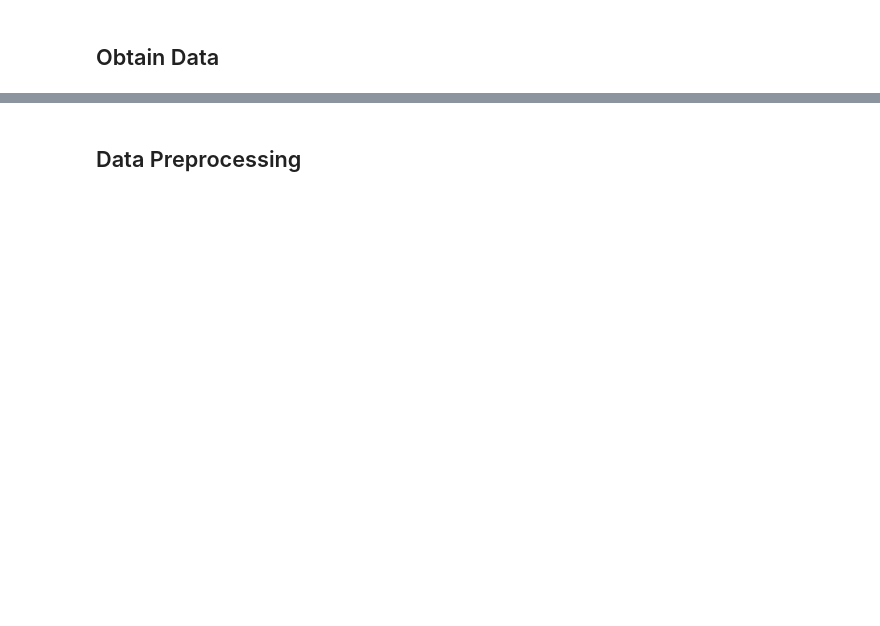
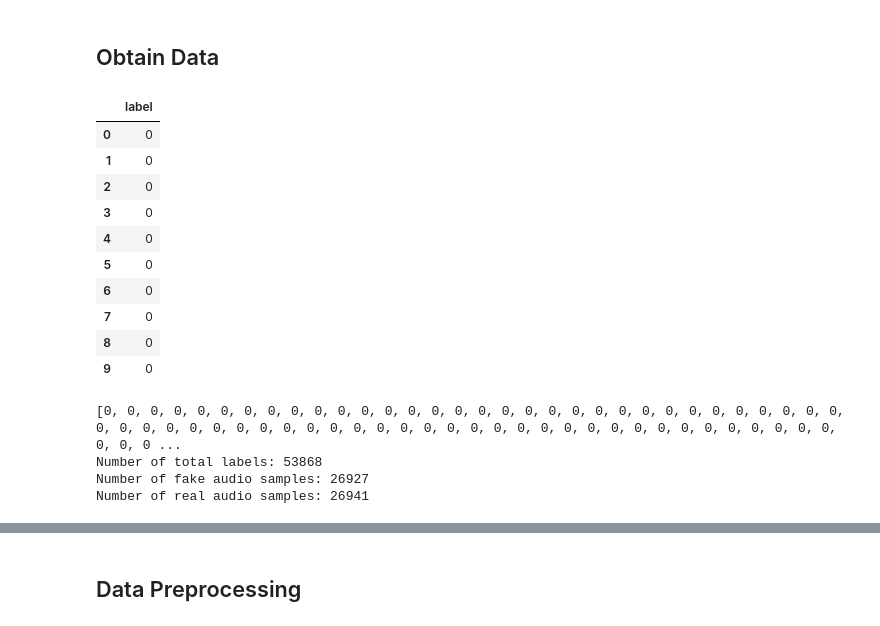
Before and after one commit to Pooh555/AI_vs_human_generated_content_models, a Jupyter notebook: src/audio/train.ipynb, the cells around one changed output, grey strips where cells are left out. Cells and saved outputs as stored; diff of their text form; code cells hidden in the pictures; blank space fills up the shorter version.

Commit message:
Create CustomTrainingAudioDataset

```diff
--- a/src/audio/train.ipynb
+++ b/src/audio/train.ipynb
@@ -56,6 +86,48 @@ validation_real_audio_path = [os.path.join(val_dir_real, file) for file in os.li
 
 test_fake_audio_path = [os.path.join(test_dir_fake, file) for file in os.listdir(test_dir_fake) if file.endswith('.wav')]
 test_real_audio_path = [os.path.join(test_dir_real, file) for file in os.listdir(test_dir_real) if file.endswith('.wav')]
+# %%
+# Get labels
+labels = []
+
+for i in train_fake_audio_path:
+    labels.append(0)
+for i in train_real_audio_path:
+    labels.append(1)
+
+# Convert list to Pandas dataframe
+labels_df = pd.DataFrame({'label':labels})
+# %%
+labels_df.head(10)
+# %% [output]
+|  | label |
+| 0 | 0 |
+| 1 | 0 |
+| 2 | 0 |
+| 3 | 0 |
+| 4 | 0 |
+| 5 | 0 |
+| 6 | 0 |
+| 7 | 0 |
+| 8 | 0 |
+| 9 | 0 |
+# %%
+#  Evaluate the labels
+count = 0
+
+for i in range(len(labels)):
+    if (labels[i] == 0):
+        count = count+1
+
+print(labels)
+print("Number of total labels:", len(labels))
+print("Number of fake audio samples:", count)
+print("Number of real audio samples:", len(labels) - count)
+# %% [output]
+[0, 0, 0, 0, 0, 0, 0, 0, 0, 0, 0, 0, 0, 0, 0, 0, 0, 0, 0, 0, 0, 0, 0, 0, 0, 0, 0, 0, 0, 0, 0, 0, 0, 0, 0, 0, 0, 0, 0, 0, 0, 0, 0, 0, 0, 0, 0, 0, 0, 0, 0, 0, 0, 0, 0, 0, 0, 0, 0, 0, 0, 0, 0, 0, 0, 0, 0 ...
+Number of total labels: 53868
+Number of fake audio samples: 26927
+Number of real audio samples: 26941
 # %%
 # Display a random real training sample audio
 random_real_training_audio_file = train_real_audio_path[random.randint(0, 333)]
```
Also changed, not shown: parts of 6 cells of this notebook, 1 other file.
